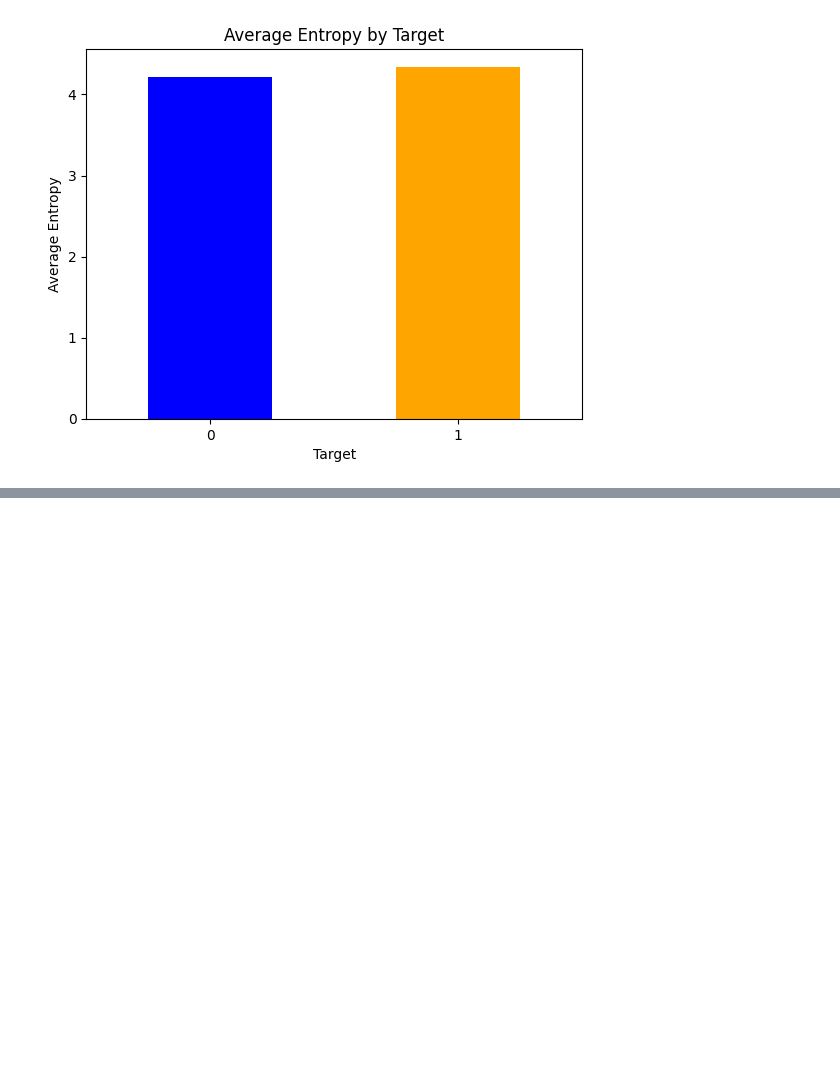
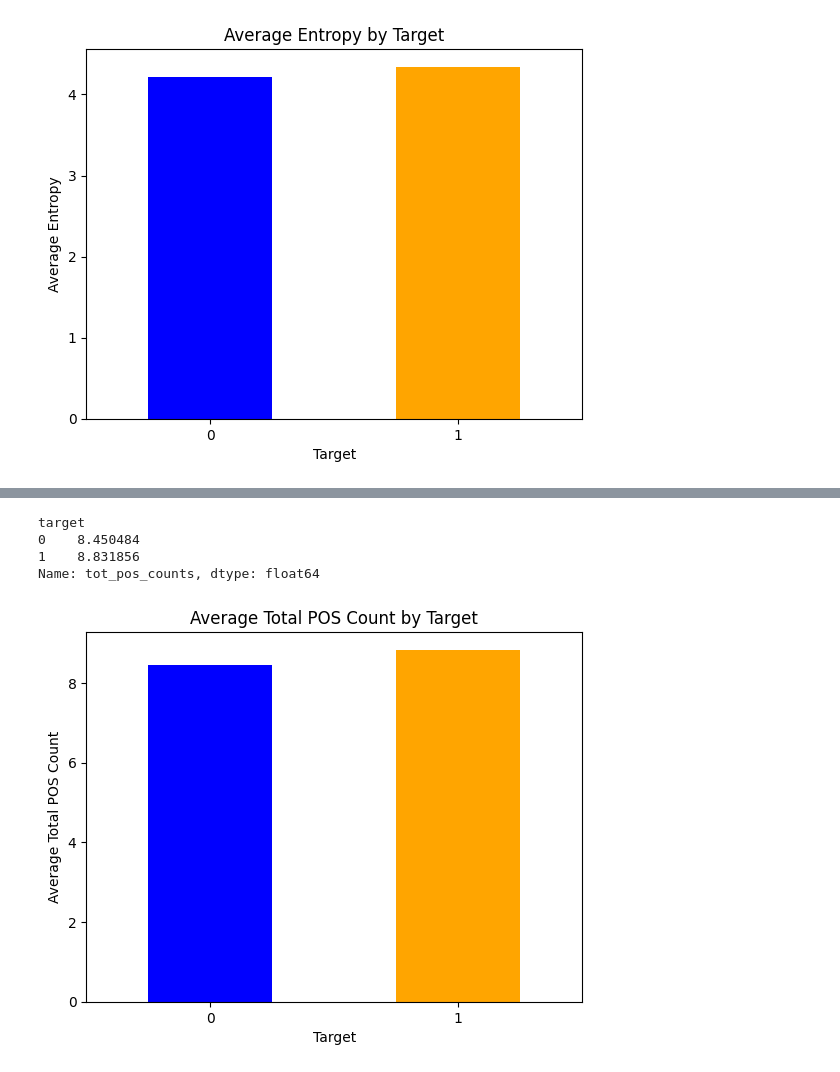
Before and after one commit to mikymatt01/Disaster-Tweets-Classification, a Jupyter notebook: data-analysis.ipynb, the cells around one changed output, grey strips where cells are left out. Drawn from its saved outputs; the diff is of its cells as text; code cells hidden in the pictures; blank space fills up the shorter version.

```diff
--- a/data-analysis.ipynb
+++ b/data-analysis.ipynb
@@ -432,0 +565,19 @@ Name: entropy, dtype: float64
+# %%
+df = pd.read_csv('analyzed_train.csv')
+# %%
+average_tot_pos = df.groupby('target')['tot_pos_counts'].mean()
+
+print(average_tot_pos)
+
+average_tot_pos.plot(kind='bar', color=['blue', 'orange'])
+plt.title('Average Total POS Count by Target')
+plt.xlabel('Target')
+plt.ylabel('Average Total POS Count')
+plt.xticks(rotation=0)
+plt.show()
+# %% [output]
+target
+0    8.450484
+1    8.831856
+Name: tot_pos_counts, dtype: float64
+[figure, added]
```
Also changed, not shown: parts of 24 cells of this notebook, 1 other file.
